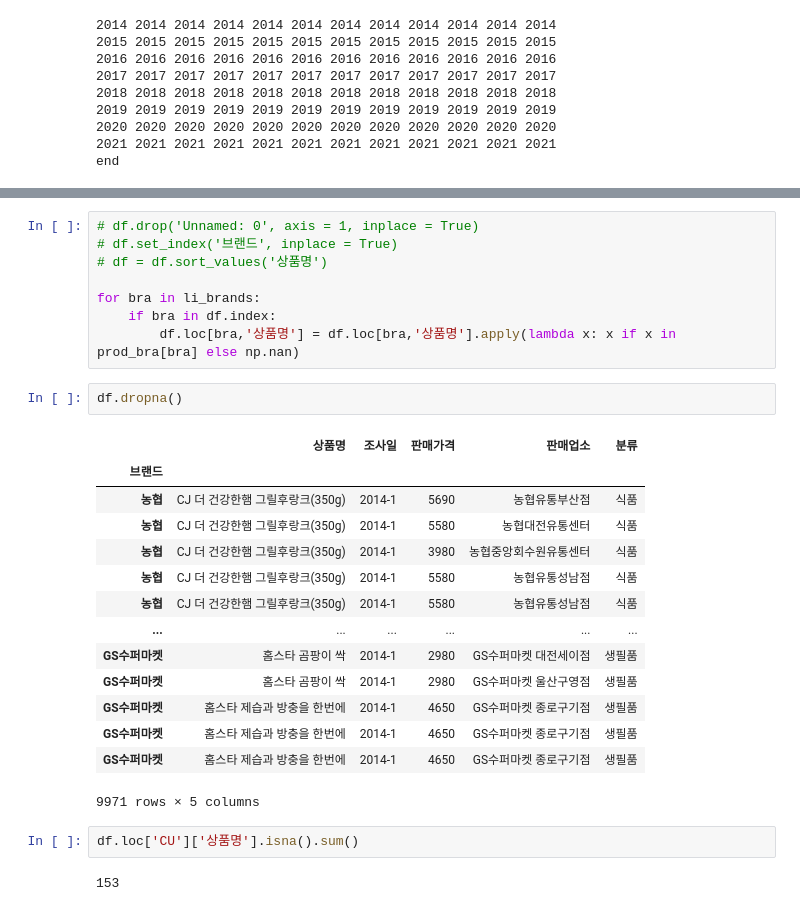
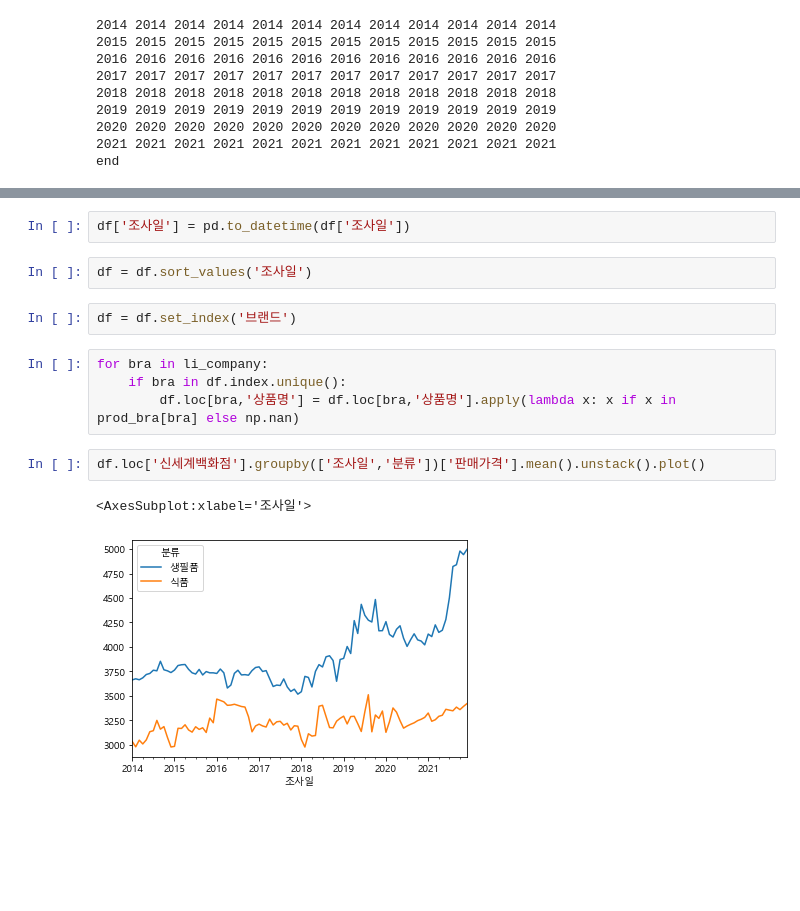
Before and after one commit to cldud400/fintech_1st_project, a Jupyter notebook: 임시저장.ipynb, the cells around one changed output, grey strips where cells are left out. Drawn from its saved outputs; the diff is of its cells as text; blank space fills up the shorter version.

```diff
--- a/임시저장.ipynb
+++ b/임시저장.ipynb
@@ -233,29 +266,15 @@ PermissionError: [Errno 13] Permission denied
+# %%
+df['조사일'] = pd.to_datetime(df['조사일'])
+# %%
+df = df.sort_values('조사일')
+# %%
+df = df.set_index('브랜드')
 # %%
-# df.drop('Unnamed: 0', axis = 1, inplace = True)
-# df.set_index('브랜드', inplace = True)
-# df = df.sort_values('상품명')
-
-for bra in li_brands:
-    if bra in df.index:
+for bra in li_company:
+    if bra in df.index.unique():
         df.loc[bra,'상품명'] = df.loc[bra,'상품명'].apply(lambda x: x if x in prod_bra[bra] else np.nan)
-# %%
-df.dropna()
-# %% [output]
-|  | 상품명 | 조사일 | 판매가격 | 판매업소 | 분류 |
-| 브랜드 |  |  |  |  |  |
-| 농협 | CJ 더 건강한햄 그릴후랑크(350g) | 2014-1 | 5690 | 농협유통부산점 | 식품 |
-| 농협 | CJ 더 건강한햄 그릴후랑크(350g) | 2014-1 | 5580 | 농협대전유통센터 | 식품 |
-| 농협 | CJ 더 건강한햄 그릴후랑크(350g) | 2014-1 | 3980 | 농협중앙회수원유통센터 | 식품 |
-| 농협 | CJ 더 건강한햄 그릴후랑크(350g) | 2014-1 | 5580 | 농협유통성남점 | 식품 |
-| 농협 | CJ 더 건강한햄 그릴후랑크(350g) | 2014-1 | 5580 | 농협유통성남점 | 식품 |
-| ... | ... | ... | ... | ... | ... |
-| GS수퍼마켓 | 홈스타 곰팡이 싹 | 2014-1 | 2980 | GS수퍼마켓 대전세이점 | 생필품 |
-| GS수퍼마켓 | 홈스타 곰팡이 싹 | 2014-1 | 2980 | GS수퍼마켓 울산구영점 | 생필품 |
-| GS수퍼마켓 | 홈스타 제습과 방충을 한번에 | 2014-1 | 4650 | GS수퍼마켓 종로구기점 | 생필품 |
-| GS수퍼마켓 | 홈스타 제습과 방충을 한번에 | 2014-1 | 4650 | GS수퍼마켓 종로구기점 | 생필품 |
-| GS수퍼마켓 | 홈스타 제습과 방충을 한번에 | 2014-1 | 4650 | GS수퍼마켓 종로구기점 | 생필품 |
-9971 rows × 5 columns
-# %%
-df.loc['CU']['상품명'].isna().sum()
-# %% [output]
-153
+# %%
+df.loc['신세계백화점'].groupby(['조사일','분류'])['판매가격'].mean().unstack().plot()
+# %% [output]
+<AxesSubplot:xlabel='조사일'>
+[figure, added]
```
Also changed, not shown: parts of 9 cells of this notebook.
